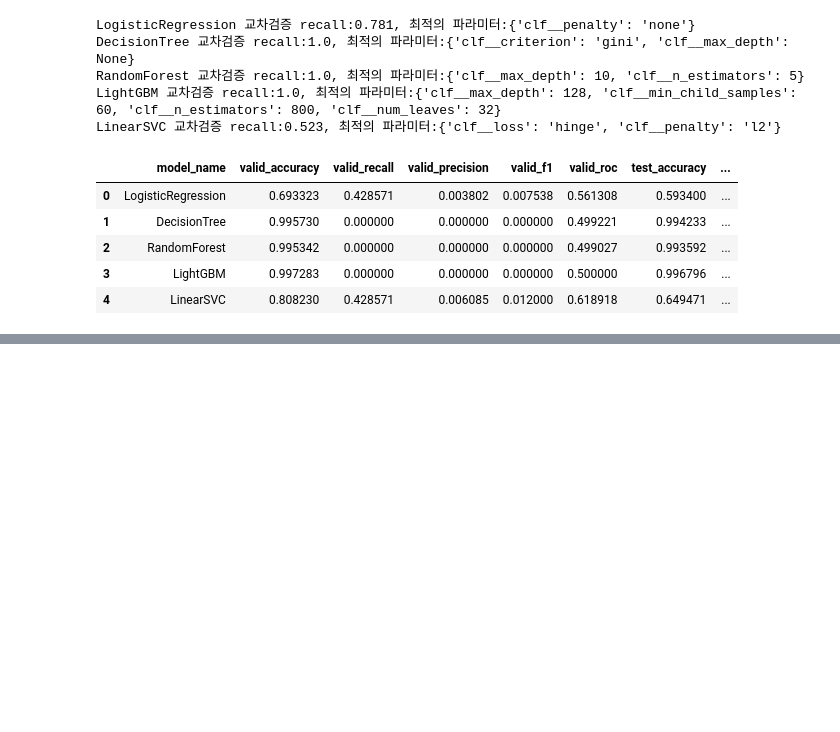
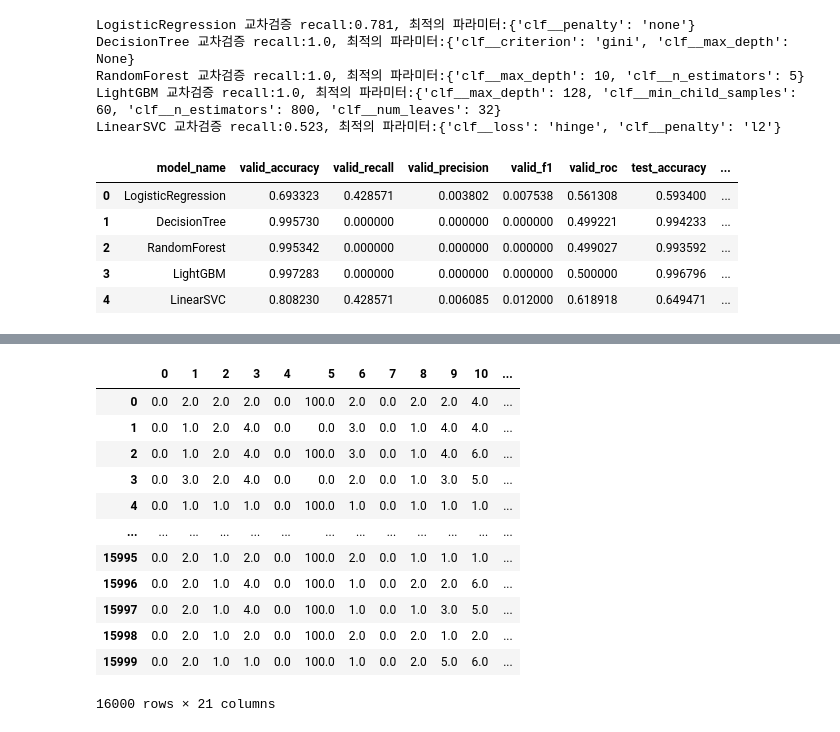
Before and after one commit to Yenabeam/dss_prjt_socar, a Jupyter notebook: socar.ipynb, the cells around one changed output, grey strips where cells are left out. Saved outputs shown, nothing was run; the diff lists cells and outputs as text; code cells hidden in the pictures; blank space fills up the shorter version.

```diff
--- a/socar.ipynb
+++ b/socar.ipynb
@@ -549,0 +615,50 @@ get_score(X_train_over, y_train_over, X_valid, y_valid, X_test, y_test)
+# %%
+# 전처리 진행
+# 1. 불필요 피쳐 삭제 (sharing_type has_previous_accident socarpass car_part2)
+
+socar_3 = socar_df.copy()
+socar_3 = socar_3.drop(columns=['sharing_type','has_previous_accident','socarpass', 'car_part2'],axis=1)
+
+# 2. 범주형 컬럼 묶어주기
+## start_hour 123->1 / 456->2
+socar_3['start_hour'].replace(2,1,inplace = True)
+socar_3['start_hour'].replace(3,1,inplace = True)
+socar_3['start_hour'].replace(4,2,inplace = True)
+socar_3['start_hour'].replace(5,2,inplace = True)
+socar_3['start_hour'].replace(6,2,inplace = True)
+
+## age_group 1,2 -> 1 / 3,4 -> 2 / 5 ->3
+socar_3['age_group'].replace(2,1,inplace = True)
+socar_3['age_group'].replace(3,2,inplace = True)
+socar_3['age_group'].replace(4,2,inplace = True)
+socar_3['age_group'].replace(5,3,inplace = True)
+
+## accident_location 0,4 -> 0 , 1,2,3 ->1 5 ->2
+socar_3['accident_location'].replace(4,0,inplace = True)
+socar_3['accident_location'].replace(2,1,inplace = True)
+socar_3['accident_location'].replace(3,1,inplace = True)
+socar_3['accident_location'].replace(5,2,inplace = True)
+
+# 3. cost -> knn 처리 repair_cost insure_cost
+from sklearn.impute import KNNImputer
+col = socar_3.columns
+socar_3['repair_cost'].replace(0, np.nan, inplace=True)
+socar_3['insure_cost'].replace(0, np.nan, inplace=True)
+imputer = KNNImputer(n_neighbors=2)
+
+socar_3_filled = pd.DataFrame(imputer.fit_transform(socar_3))
+socar_3_filled
+# %% [output]
+|  | 0 | 1 | 2 | 3 | 4 | 5 | 6 | 7 | 8 | 9 | 10 | ... |
+| 0 | 0.0 | 2.0 | 2.0 | 2.0 | 0.0 | 100.0 | 2.0 | 0.0 | 2.0 | 2.0 | 4.0 | ... |
+| 1 | 0.0 | 1.0 | 2.0 | 4.0 | 0.0 | 0.0 | 3.0 | 0.0 | 1.0 | 4.0 | 4.0 | ... |
+| 2 | 0.0 | 1.0 | 2.0 | 4.0 | 0.0 | 100.0 | 3.0 | 0.0 | 1.0 | 4.0 | 6.0 | ... |
+| 3 | 0.0 | 3.0 | 2.0 | 4.0 | 0.0 | 0.0 | 2.0 | 0.0 | 1.0 | 3.0 | 5.0 | ... |
+| 4 | 0.0 | 1.0 | 1.0 | 1.0 | 0.0 | 100.0 | 1.0 | 0.0 | 1.0 | 1.0 | 1.0 | ... |
+| ... | ... | ... | ... | ... | ... | ... | ... | ... | ... | ... | ... | ... |
+| 15995 | 0.0 | 2.0 | 1.0 | 2.0 | 0.0 | 100.0 | 2.0 | 0.0 | 1.0 | 1.0 | 1.0 | ... |
+| 15996 | 0.0 | 2.0 | 1.0 | 4.0 | 0.0 | 100.0 | 1.0 | 0.0 | 2.0 | 2.0 | 6.0 | ... |
+| 15997 | 0.0 | 2.0 | 1.0 | 4.0 | 0.0 | 100.0 | 1.0 | 0.0 | 1.0 | 3.0 | 5.0 | ... |
+| 15998 | 0.0 | 2.0 | 1.0 | 2.0 | 0.0 | 100.0 | 2.0 | 0.0 | 2.0 | 1.0 | 2.0 | ... |
+| 15999 | 0.0 | 2.0 | 1.0 | 1.0 | 0.0 | 100.0 | 1.0 | 0.0 | 2.0 | 5.0 | 6.0 | ... |
+16000 rows × 21 columns
```
Also changed, not shown: parts of 14 cells of this notebook.
